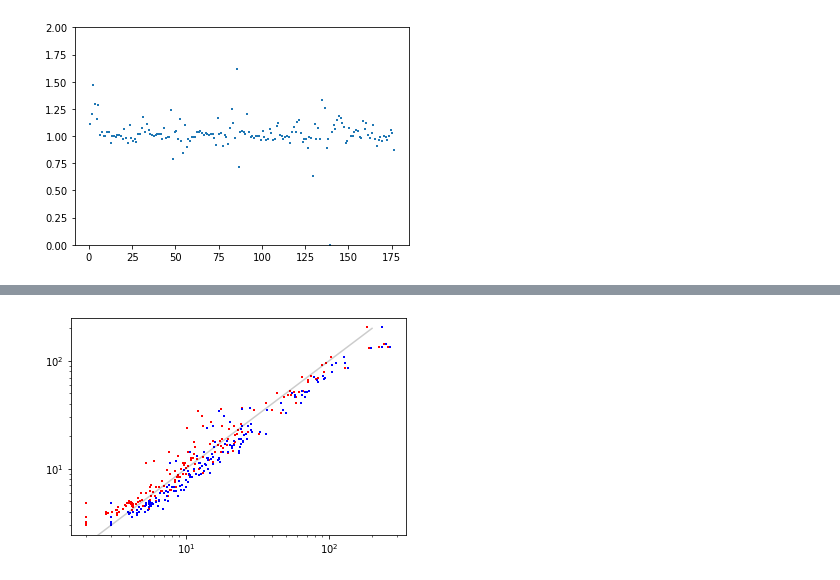
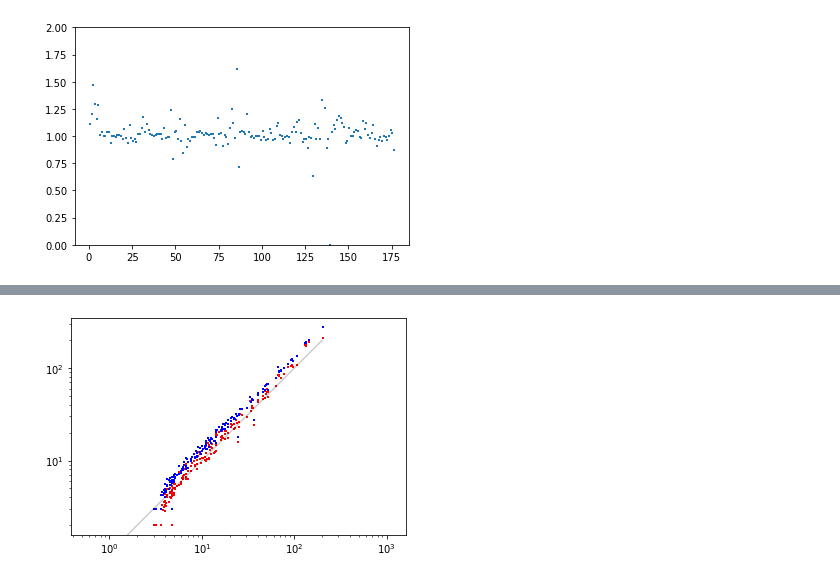
Before and after one commit to Rupt/interval-evidence, a Jupyter notebook: validation_frame.ipynb, the cells around one changed output, grey strips where cells are left out. Saved outputs shown, nothing was run; the diff lists cells and outputs as text; code cells hidden in the pictures.

```diff
--- a/validation_frame.ipynb
+++ b/validation_frame.ipynb
@@ -212,23 +310,3 @@ def plot_bkgs_post():
 plot_bkgs_post()
 # %% [output]
 [figure]
-# %%
-def plot_limits():
-    repored_obs = numpy.array(FRAME["reported_s95obs"])
-    cabinetry_obs_2 = numpy.array(FRAME["limit_cabinetry_obs_2"])
-    cabinetry_obs_3 = numpy.array(FRAME["limit_cabinetry_obs_3"])
-
-    y2 = cabinetry_obs_2
-    y3 = cabinetry_obs_3
-    x = repored_obs
-
-    pyplot.scatter(y2, x, color="r", lw=0, s=2, marker=",")
-    pyplot.scatter(y3, x, color="b", lw=0, s=2, marker=",")
-    pyplot.plot([0, 200], [0, 200], "k", alpha=0.2)
-
-    pyplot.yscale("log")
-    pyplot.xscale("log")
-    pyplot.show()
-
-
-plot_limits()
@@ -259,22 +313,23 @@ plot_limits_post()
-# %%
-def plot_limits_mcmc():
-    repored_obs = numpy.array(FRAME["reported_s95obs"])
-    mcmc_obs_2 = numpy.array(FRAME["limit_mcmc_obs_2"])
-    mcmc_obs_3 = numpy.array(FRAME["limit_mcmc_obs_3"])
-
-    y2 = mcmc_obs_2
-    y3 = mcmc_obs_3
-    x = repored_obs
-
-    pyplot.scatter(y2, x, color="r", lw=0, s=2, marker=",")
-    pyplot.scatter(y3, x, color="b", lw=0, s=2, marker=",")
-    pyplot.plot([0, 200], [0, 200], "k", alpha=0.2)
-
-    pyplot.yscale("log")
-    pyplot.xscale("log")
-    pyplot.show()
-
-
-plot_limits_mcmc()
-# %% [output]
-[figure, removed]
+# %%
+def plot_limits(label):
+    repored_obs = numpy.array(FRAME["reported_s95obs"])
+    cabinetry_obs_2 = numpy.array(FRAME["limit_%s_obs_2" % label])
+    cabinetry_obs_3 = numpy.array(FRAME["limit_%s_obs_3" % label])
+
+    y2 = cabinetry_obs_2
+    y3 = cabinetry_obs_3
+    x = repored_obs
+
+    pyplot.scatter(x, y2, color="r", lw=0, s=2, marker=",")
+    pyplot.scatter(x, y3, color="b", lw=0, s=2, marker=",")
+    pyplot.plot([0, 200], [0, 200], "k", alpha=0.2)
+
+    pyplot.yscale("log")
+    pyplot.xscale("log")
+    pyplot.axis("equal")
+
+    pyplot.show()
+# %%
+plot_limits("cabinetry")
+# %% [output]
+[figure, added]
```
Also changed, not shown: parts of 16 cells of this notebook, 3 other files.
